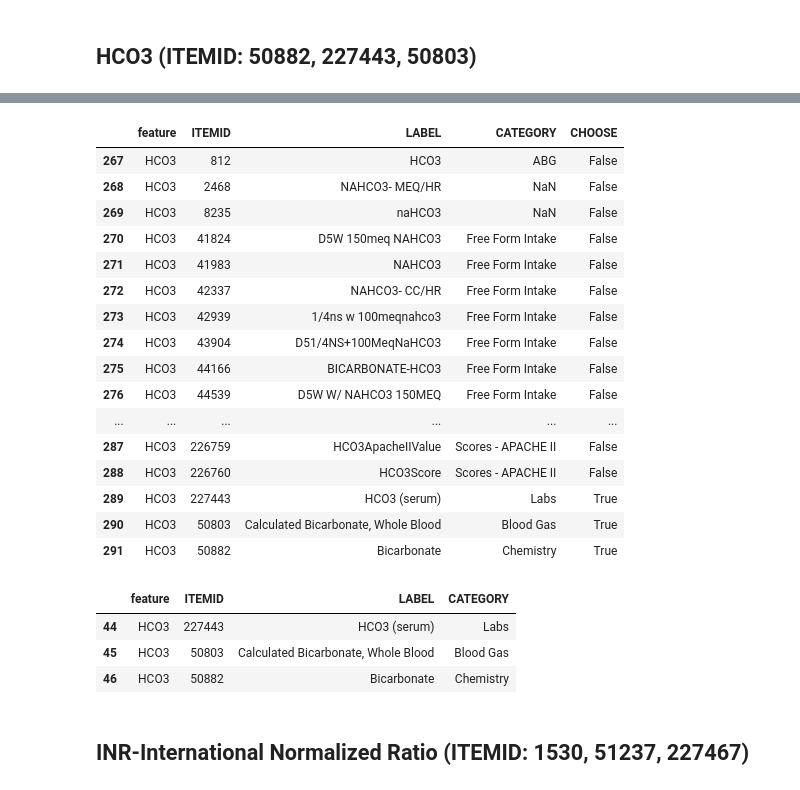
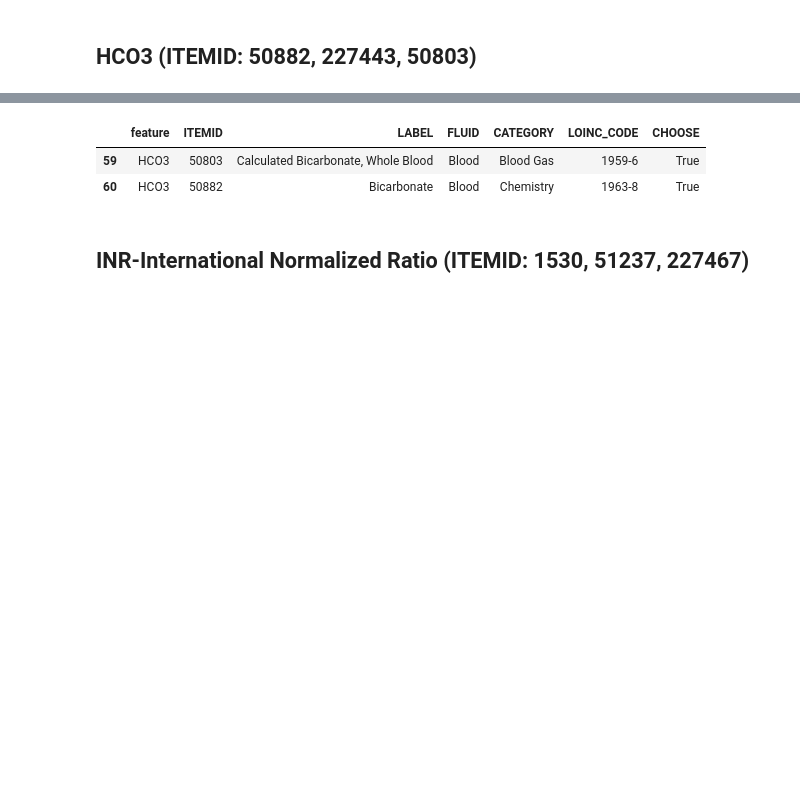
Before and after one commit to ToooooooT/sepsis_rl, a Jupyter notebook: mimiciii_code/see_characteristics.ipynb, the cells around one changed output, grey strips where cells are left out. Drawn from its saved outputs; the diff is of its cells as text; code cells hidden in the pictures; blank space fills up the shorter version.

```diff
--- a/mimiciii_code/see_characteristics.ipynb
+++ b/mimiciii_code/see_characteristics.ipynb
@@ -348,7 +336,7 @@ norm_features = ['Shock_Index', 'elixhauser', 'SIRS', 'GCS', 'SOFA', 'age', 'Alb
 log_features = ['SGPT', 'BUN', 'INR', 'Creatinine', 'SGOT', 'Total_bili', 'SpO2', 'input_total_tev',
                 'input_4hourly_tev', 'output_total', 'output_4hourly', 'bloc']
 # %%
-sim_feature = pd.DataFrame(columns = ['feature', 'ITEMID', 'LABEL', 'CATEGORY', 'CHOOSE'])
-choosen_feature = pd.DataFrame(columns = ['feature', 'ITEMID', 'LABEL', 'CATEGORY'])
+feature = pd.DataFrame(columns = ['feature', 'ITEMID', 'LABEL', 'ABBREVIATION', 'DBSOURCE', 'LINKSTO', 'CATEGORY', 'UNITNAME', 'PARAM_TYPE', 'CONCEPTID', 'CHOOSE'])
+lab_feature = pd.DataFrame(columns = ['feature', 'ITEMID', 'LABEL', 'FLUID', 'CATEGORY', 'LOINC_CODE', 'CHOOSE'])
 # %%
 D_ITEMS.drop(D_ITEMS[D_ITEMS.isnull()['LABEL']].index, inplace=True)
@@ -882,0 +732,8 @@ D_LABITEMS[['gas' in str(s).lower() for s in D_LABITEMS['LABEL']]]
+# %%
+d = D_LABITEMS[['base excess' in str(s).lower() for s in D_LABITEMS['LABEL']]].iloc[:, 2:]
+d['feature'] = ['Arterial_BE'] * len(d)
+d['CHOOSE'] = [False] * len(d)
+d = d[['feature', 'ITEMID', 'LABEL', 'FLUID', 'CATEGORY', 'LOINC_CODE', 'CHOOSE']]
+# d['CHOOSE'][d[[id in [829, 50971, 1535, 227464, 50822] for id in d['ITEMID']]].index] = True
+lab_feature = pd.concat([lab_feature, d], ignore_index=True)
+lab_feature[lab_feature['feature'] == 'Arterial_BE']
@@ -885,16 +763,9 @@ D_LABITEMS[['gas' in str(s).lower() for s in D_LABITEMS['LABEL']]]
 # %%
-d = D_ITEMS[['bun' in str(s).lower() for s in D_ITEMS['LABEL']]][['ITEMID', 'LABEL', 'CATEGORY']]
+d = D_LABITEMS[['urea' in str(s).lower() for s in D_LABITEMS['LABEL']]].iloc[:, 2:]
 d['feature'] = ['BUN'] * len(d)
 d['CHOOSE'] = [False] * len(d)
-d = d[['feature', 'ITEMID', 'LABEL', 'CATEGORY', 'CHOOSE']]
+d = d[['feature', 'ITEMID', 'LABEL', 'FLUID', 'CATEGORY', 'LOINC_CODE', 'CHOOSE']]
 d['CHOOSE'][d[[id in [51006, 781, 1162, 225624] for id in d['ITEMID']]].index] = True
-sim_feature = pd.concat([sim_feature, d], ignore_index=True)
-
-d = D_LABITEMS[['urea' in str(s).lower() for s in D_LABITEMS['LABEL']]][['ITEMID', 'LABEL', 'CATEGORY']]
-d['feature'] = ['BUN'] * len(d)
-d['CHOOSE'] = [False] * len(d)
-d = d[['feature', 'ITEMID', 'LABEL', 'CATEGORY', 'CHOOSE']]
-d['CHOOSE'][d[[id in [51006, 781, 1162, 225624] for id in d['ITEMID']]].index] = True
-sim_feature = pd.concat([sim_feature, d], ignore_index=True)
-sim_feature[sim_feature['feature'] == 'BUN']
+lab_feature = pd.concat([lab_feature, d], ignore_index=True)
+lab_feature[lab_feature['feature'] == 'BUN']
 # %% [output]
@@ -933,51 +805,14 @@ choosen_feature[choosen_feature['feature'] == 'BUN']
 # %%
-d = D_ITEMS[['hco3' in str(s).lower() for s in D_ITEMS['LABEL']]][['ITEMID', 'LABEL', 'CATEGORY']]
+d = D_LABITEMS.query("ITEMID == 50882 | ITEMID == 50803").iloc[:, 2:]
 d['feature'] = ['HCO3'] * len(d)
 d['CHOOSE'] = [False] * len(d)
-d = d[['feature', 'ITEMID', 'LABEL', 'CATEGORY', 'CHOOSE']]
+d = d[['feature', 'ITEMID', 'LABEL', 'FLUID', 'CATEGORY', 'LOINC_CODE', 'CHOOSE']]
 d['CHOOSE'][d[[id in [50882, 227443, 50803] for id in d['ITEMID']]].index] = True
-sim_feature = pd.concat([sim_feature, d], ignore_index=True)
-
-d = D_LABITEMS.query("ITEMID == 50882 | ITEMID == 50803")[['ITEMID', 'LABEL', 'CATEGORY']]
-d['feature'] = ['HCO3'] * len(d)
-d['CHOOSE'] = [False] * len(d)
-d = d[['feature', 'ITEMID', 'LABEL', 'CATEGORY', 'CHOOSE']]
-d['CHOOSE'][d[[id in [50882, 227443, 50803] for id in d['ITEMID']]].index] = True
-sim_feature = pd.concat([sim_feature, d], ignore_index=True)
-sim_feature[sim_feature['feature'] == 'HCO3']
+lab_feature = pd.concat([lab_feature, d], ignore_index=True)
+lab_feature[lab_feature['feature'] == 'HCO3']
 # %% [output]
-|  | feature | ITEMID | LABEL | CATEGORY | CHOOSE |
-| 267 | HCO3 | 812 | HCO3 | ABG | False |
-| 268 | HCO3 | 2468 | NAHCO3- MEQ/HR | NaN | False |
-| 269 | HCO3 | 8235 | naHCO3 | NaN | False |
-| 270 | HCO3 | 41824 | D5W 150meq NAHCO3 | Free Form Intake | False |
-| 271 | HCO3 | 41983 | NAHCO3 | Free Form Intake | False |
-| 272 | HCO3 | 42337 | NAHCO3- CC/HR | Free Form Intake | False |
-| 273 | HCO3 | 42939 | 1/4ns w 100meqnahco3 | Free Form Intake | False |
-| 274 | HCO3 | 43904 | D51/4NS+100MeqNaHCO3 | Free Form Intake | False |
-| 275 | HCO3 | 44166 | BICARBONATE-HCO3 | Free Form Intake | False |
-| 276 | HCO3 | 44539 | D5W W/ NAHCO3 150MEQ | Free Form Intake | False |
-| ... | ... | ... | ... | ... | ... |
-| 287 | HCO3 | 226759 | HCO3ApacheIIValue | Scores - APACHE II | False |
-| 288 | HCO3 | 226760 | HCO3Score | Scores - APACHE II | False |
-| 289 | HCO3 | 227443 | HCO3 (serum) | Labs | True |
-| 290 | HCO3 | 50803 | Calculated Bicarbonate, Whole Blood | Blood Gas | True |
-| 291 | HCO3 | 50882 | Bicarbonate | Chemistry | True |
+|  | feature | ITEMID | LABEL | FLUID | CATEGORY | LOINC_CODE | CHOOSE |
+| 59 | HCO3 | 50803 | Calculated Bicarbonate, Whole Blood | Blood | Blood Gas | 1959-6 | True |
+| 60 | HCO3 | 50882 | Bicarbonate | Blood | Chemistry | 1963-8 | True |
-# %%
-d = D_ITEMS[[id in [50882, 227443, 50803] for id in D_ITEMS['ITEMID']]][['ITEMID', 'LABEL', 'CATEGORY']]
-d['feature'] = ['HCO3'] * len(d)
-d = d[['feature', 'ITEMID', 'LABEL', 'CATEGORY']]
-choosen_feature = pd.concat([choosen_feature, d], ignore_index=True)
-
-d = D_LABITEMS[[id in [50882, 227443, 50803] for id in D_LABITEMS['ITEMID']]][['ITEMID', 'LABEL', 'CATEGORY']]
-d['feature'] = ['HCO3'] * len(d)
-d = d[['feature', 'ITEMID', 'LABEL', 'CATEGORY']]
-choosen_feature = pd.concat([choosen_feature, d], ignore_index=True)
-choosen_feature[choosen_feature['feature'] == 'HCO3']
-# %% [output]
-|  | feature | ITEMID | LABEL | CATEGORY |
-| 44 | HCO3 | 227443 | HCO3 (serum) | Labs |
-| 45 | HCO3 | 50803 | Calculated Bicarbonate, Whole Blood | Blood Gas |
-| 46 | HCO3 | 50882 | Bicarbonate | Chemistry |
 # %% [markdown]
 ## INR-International Normalized Ratio (ITEMID: 1530, 51237, 227467)
```
Also changed, not shown: parts of 135 cells of this notebook, 3 other files.
